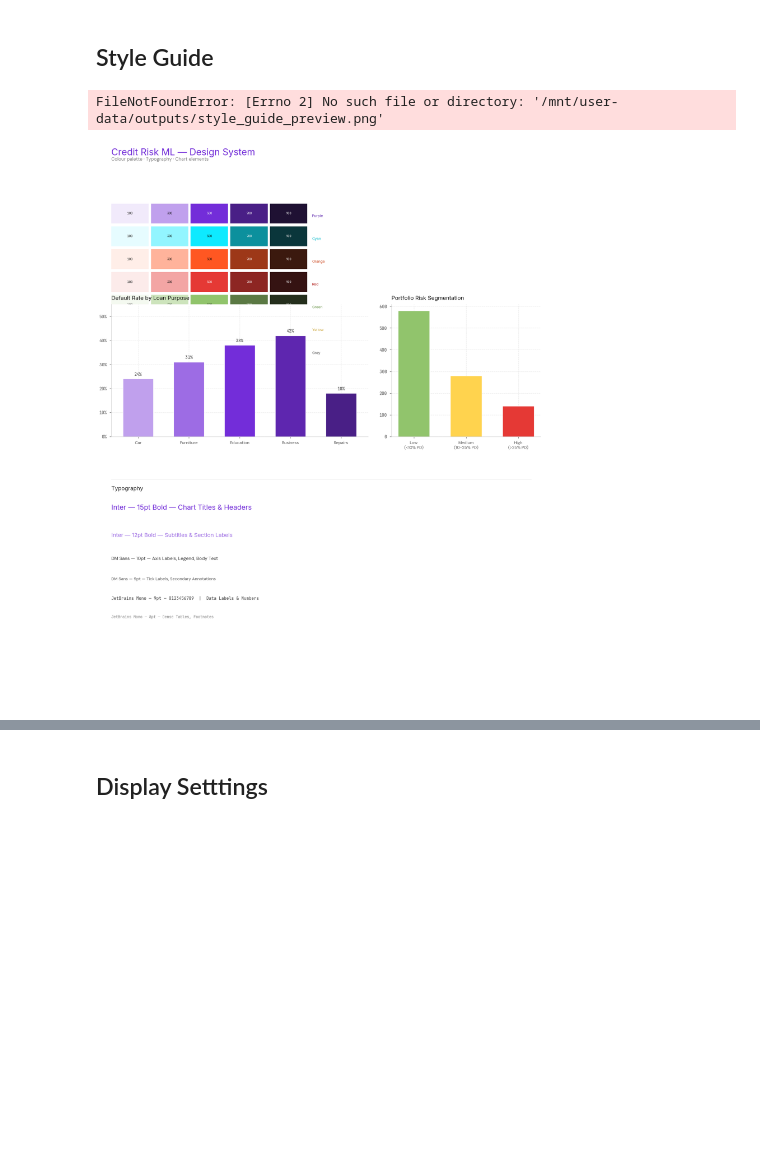
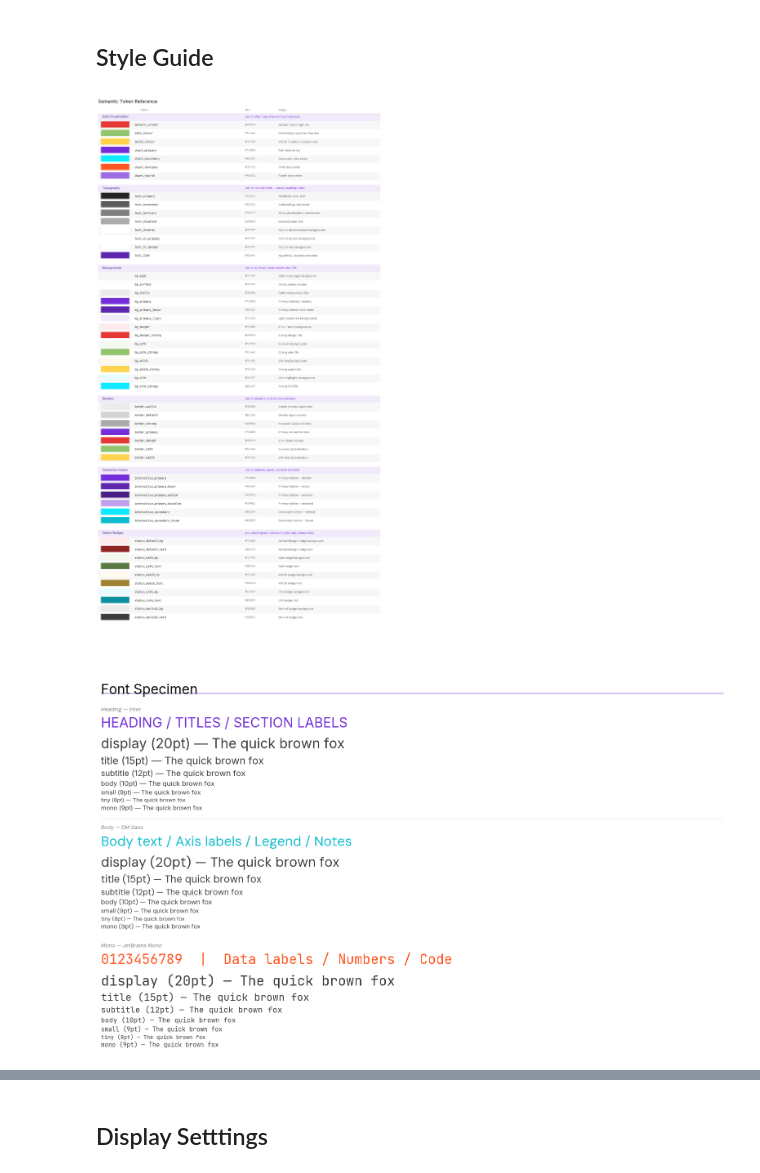
Before and after one commit to smallchuch/CreditRiskLearning, a Jupyter notebook: Core Resources/notebook_template.ipynb, the cells around one changed output, grey strips where cells are left out. Saved outputs shown, nothing was run; the diff lists cells and outputs as text; code cells hidden in the pictures; blank space fills up the shorter version.

```diff
--- a/Core Resources/notebook_template.ipynb
+++ b/Core Resources/notebook_template.ipynb
@@ -85,12 +85,11 @@ np.random.seed(RANDOM_STATE)
 # %% [markdown]
 ## Style Guide
 # %%
-psu.show_palette()
+psu.show_tokens()
 psu.show_fonts()
-psu.show_tokens()
 # %% [output]
-FileNotFoundError: [Errno 2] No such file or directory: '/mnt/user-data/outputs/style_guide_preview.png'
-[figure, old version]
+[figure, new version]
+[figure, added]
 # %%
 import os
 
```
Also changed, not shown: parts of 13 cells of this notebook.
